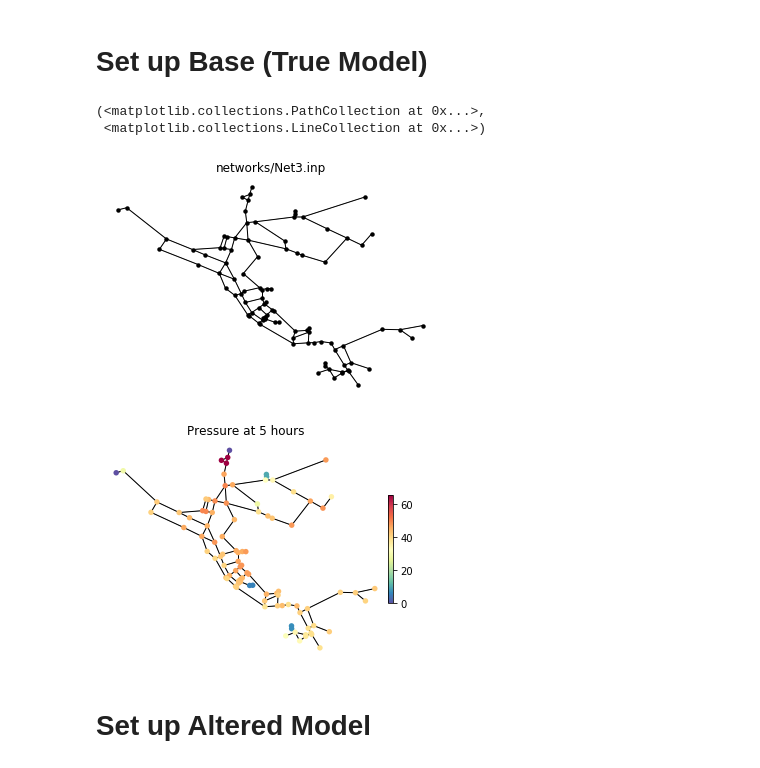
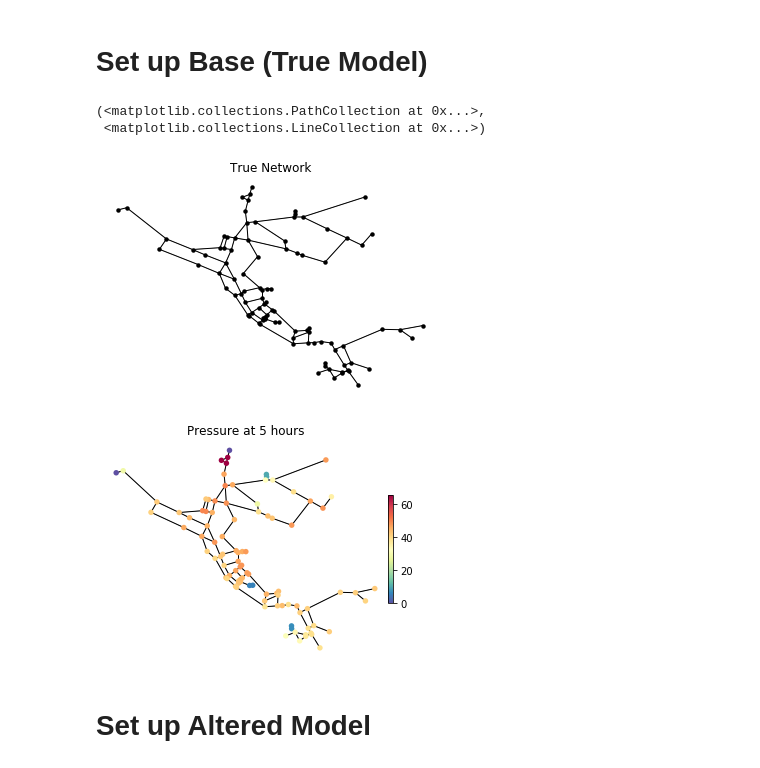
Before and after one commit to noahgarfinkle/ModelCalibration, a Jupyter notebook: WaterModelCalibration.ipynb, the cells around one changed output. Drawn from its saved outputs; the diff is of its cells as text; code cells hidden in the pictures.

```diff
--- a/WaterModelCalibration.ipynb
+++ b/WaterModelCalibration.ipynb
@@ -35,23 +35,23 @@ def extractDataFrame(wn,objType="Pipe"):
 # %%
 # Create a water network model
 inp_file = 'networks/Net3.inp'
 wn_true = wntr.network.WaterNetworkModel(inp_file)
 
 # Graph the network
 wntr.graphics.plot_network(wn_true, title="True Network")
 
 # Simulate hydraulics
 sim_true = wntr.sim.EpanetSimulator(wn_true)
 results_true = sim_true.run_sim()
 
 # Plot results on the network
-pressure_at_5hr = results.node['pressure'].loc[5*3600, :]
-wntr.graphics.plot_network(wn, node_attribute=pressure_at_5hr, node_size=30,
+pressure_at_5hr = results_true.node['pressure'].loc[5*3600, :]
+wntr.graphics.plot_network(wn_true, node_attribute=pressure_at_5hr, node_size=30,
                         title='Pressure at 5 hours')
 # %% [output]
 (<matplotlib.collections.PathCollection at 0x...>,
  <matplotlib.collections.LineCollection at 0x...>)
-[figure, old version]
+[figure, new version]
 [figure]
 # %%
 results.node.keys()
```
